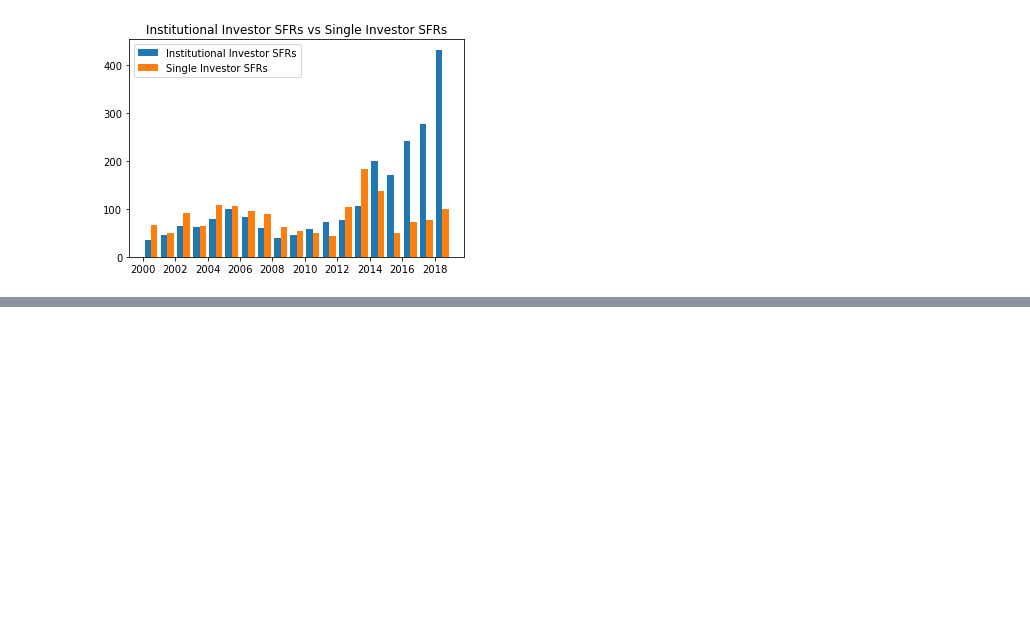
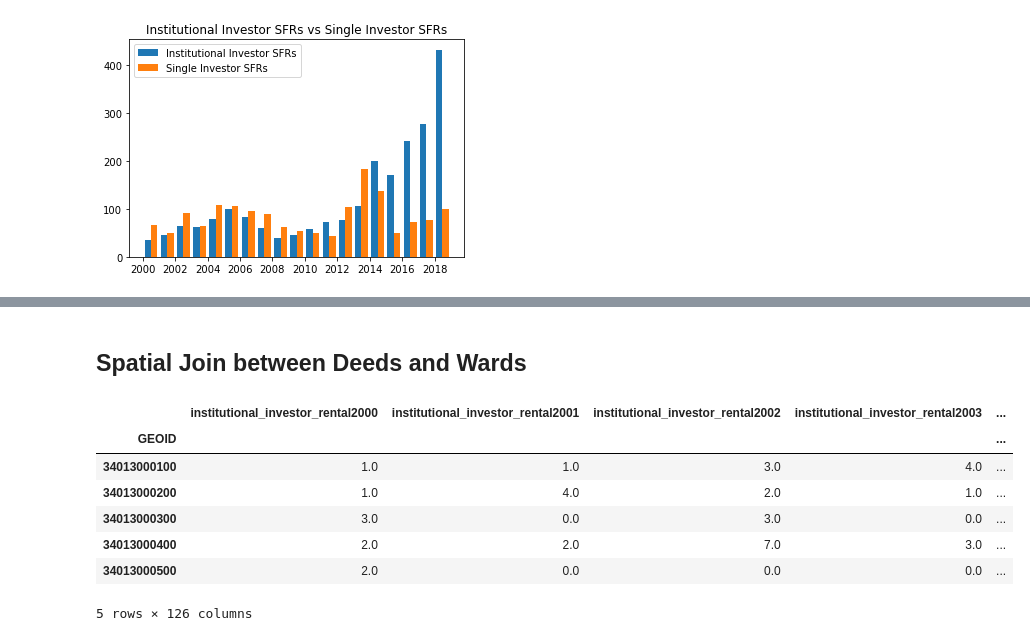
Before and after one commit to CenterForSpatialResearch/investors-NJ, a Jupyter notebook: 04_investor_breakdown.ipynb, the cells around one changed output, grey strips where cells are left out. Saved outputs shown, nothing was run; the diff lists cells and outputs as text; code cells hidden in the pictures; blank space fills up the shorter version.

```diff
--- a/04_investor_breakdown.ipynb
+++ b/04_investor_breakdown.ipynb
@@ -104,0 +161,26 @@ deeds_for_save.to_file('data/rtt_investors_rentals_flips.geojson', driver = 'Geo
+# %% [markdown]
+## Spatial Join between Deeds and Wards
+# %%
+deeds_tracts = gpd.sjoin(tracts, deeds_classified, how='left', op='intersects').reset_index()
+# %%
+#getting counts of purchases by type for year block for each year
+
+grouped_deeds = deeds_tracts.groupby(['GEOID', 'year']).agg({'institutional_investor_rental':'sum',
+                                                        'non_institutional_investor_rental':'sum',
+                                                        'institutional_investor_flip':'sum', 'non_institutional_investor_flip':'sum',
+                                                        'non_investor':'sum','count_field':'count'}).unstack()
+# %%
+# unstacking the grouped columns
+new_cols = [''.join(t) for t in grouped_deeds.columns]
+grouped_deeds.columns = new_cols
+# %%
+grouped_deeds.head()
+# %% [output]
+|  | institutional_investor_rental2000 | institutional_investor_rental2001 | institutional_investor_rental2002 | institutional_investor_rental2003 | ... |
+| GEOID |  |  |  |  | ... |
+| 34013000100 | 1.0 | 1.0 | 3.0 | 4.0 | ... |
+| 34013000200 | 1.0 | 4.0 | 2.0 | 1.0 | ... |
+| 34013000300 | 3.0 | 0.0 | 3.0 | 0.0 | ... |
+| 34013000400 | 2.0 | 2.0 | 7.0 | 3.0 | ... |
+| 34013000500 | 2.0 | 0.0 | 0.0 | 0.0 | ... |
+5 rows × 126 columns
```
Also changed, not shown: parts of 35 cells of this notebook, 2 other files.
